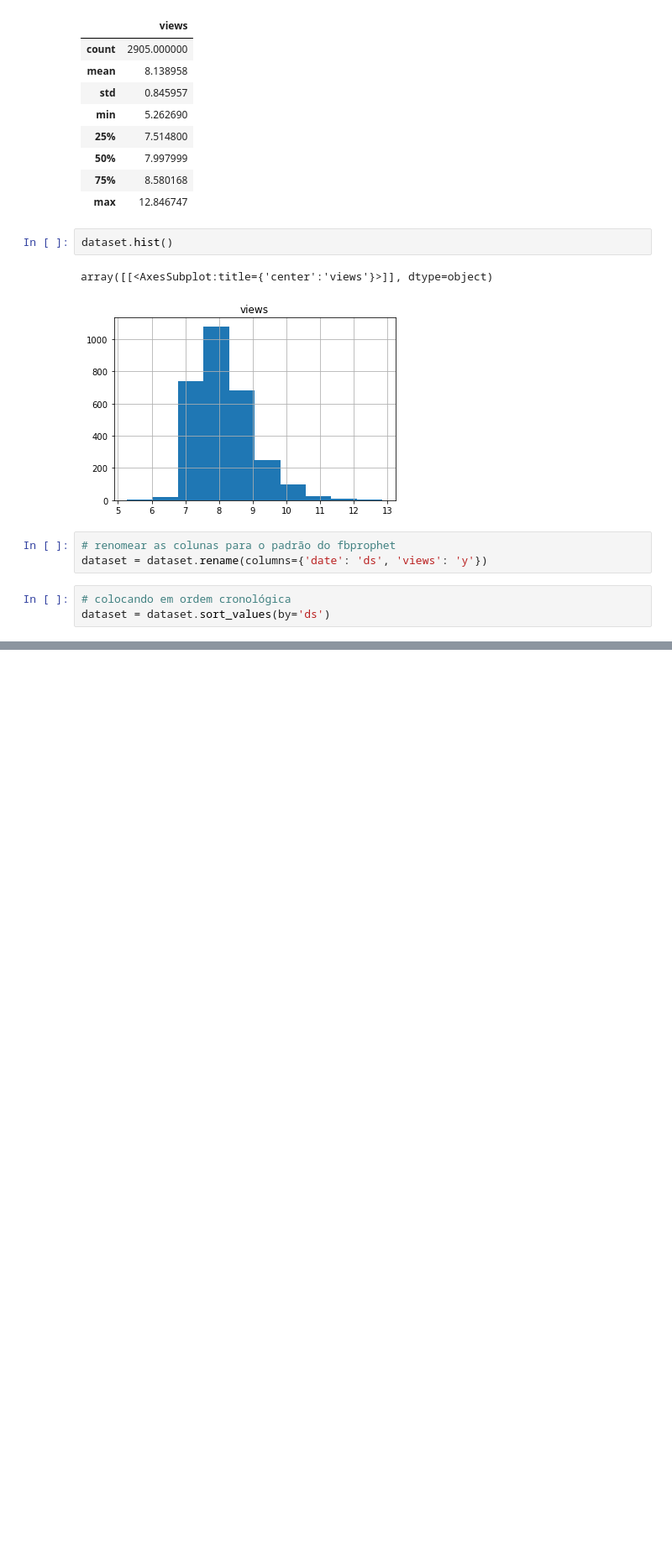
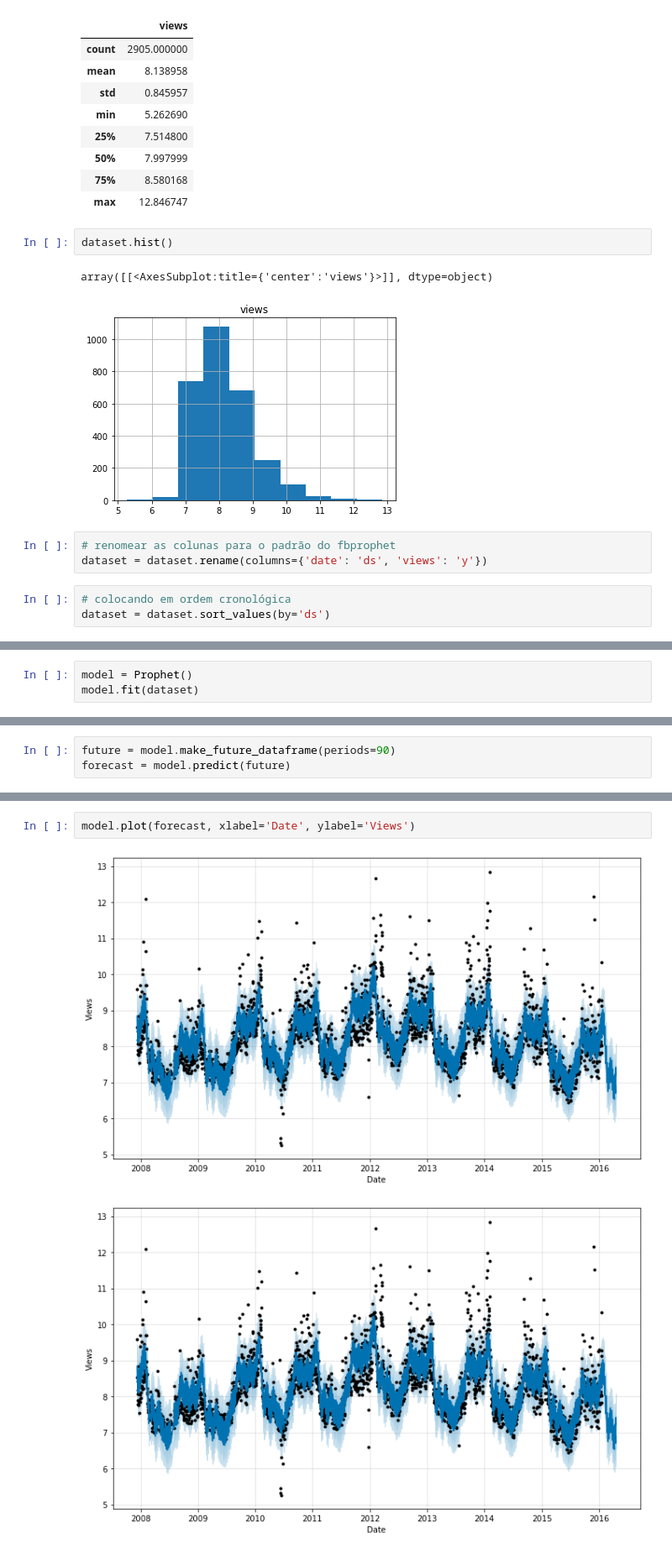
Before and after one commit to fernandovieira1/ML-e-DS-com-Python-de-A-a-Z, a Jupyter notebook: PARTE_9_SERIES_TEMPORAIS/PARTE_9_series_temp_FB_Prophet.ipynb, the cells around one changed output, grey strips where cells are left out. Shown at 84% size. Drawn from its saved outputs; the diff is of its cells as text; blank space fills up the shorter version.

```diff
--- a/PARTE_9_SERIES_TEMPORAIS/PARTE_9_series_temp_FB_Prophet.ipynb
+++ b/PARTE_9_SERIES_TEMPORAIS/PARTE_9_series_temp_FB_Prophet.ipynb
@@ -51,0 +54,3 @@ dataset = dataset.sort_values(by='ds')
+# %%
+model = Prophet()
+model.fit(dataset)
@@ -51,0 +83,3 @@ dataset = dataset.sort_values(by='ds')
+# %%
+future = model.make_future_dataframe(periods=90)
+forecast = model.predict(future)
@@ -51,0 +120,5 @@ dataset = dataset.sort_values(by='ds')
+# %%
+model.plot(forecast, xlabel='Date', ylabel='Views')
+# %% [output]
+[figure, added]
+[figure, added]
```
Also changed, not shown: parts of 10 cells of this notebook.
